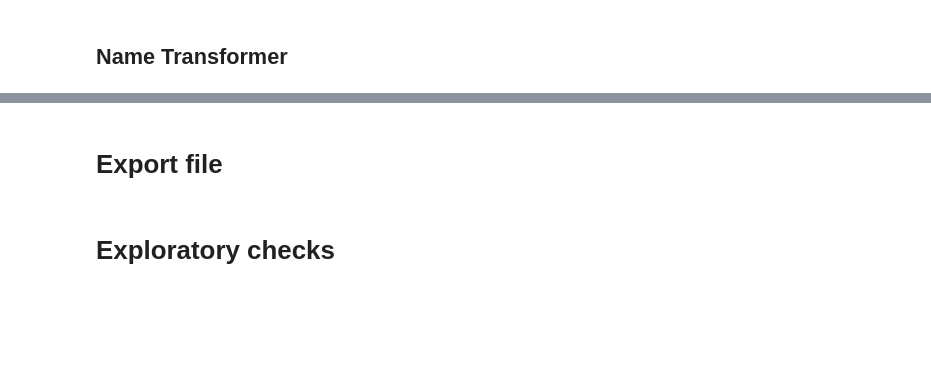
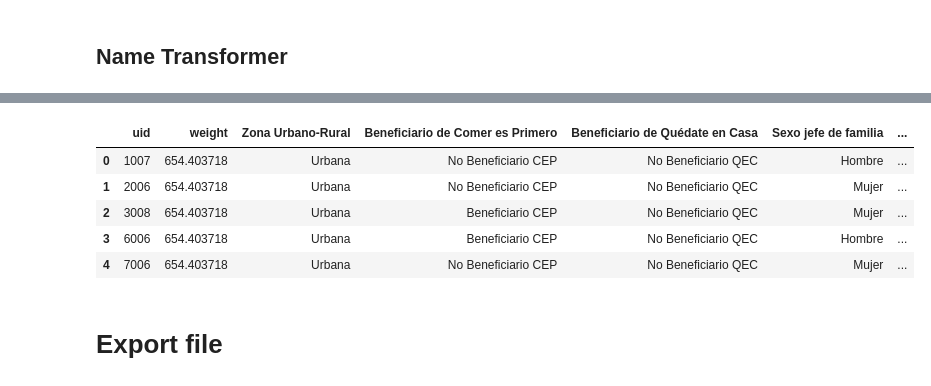
Before and after one commit to AlejandroCoronadoN/mepyd-incluia, a Jupyter notebook: notebooks/processing_ENCFT.ipynb, the cells around one changed output, grey strips where cells are left out. Drawn from its saved outputs; the diff is of its cells as text; code cells hidden in the pictures; blank space fills up the shorter version.

```diff
--- a/notebooks/processing_ENCFT.ipynb
+++ b/notebooks/processing_ENCFT.ipynb
@@ -448,6 +555,7 @@ survey_pipeline_processor = make_pipeline(
     aggregate_member_transformer,
     merge_survey_household_member_transformer,
     household_replace_transformer,
+    select_household_transformer,
     assign_household_transformer
 )
 
@@ -498,12 +645,20 @@ name_final_map = {
     'factor_expansion_first': 'weight',
     # Segmentation
     'zona_first': 'Zona Urbano-Rural',
-    'edad_menor_5_any': 'Miembro menor de 5 años',
     'ps_comer_es_primero': 'Beneficiario de Comer es Primero',
     'recibe_qec': 'Beneficiario de Quédate en Casa',
+    'sexo_jefe_familia_sum': 'Sexo jefe de familia',
+    'grupo_region': 'Macroregión geográfica',
+    'region': 'Región geográfica',
+    'tipo_hogar': 'Tipo familia',
+    'edad_menor_5_any': 'Miembro menor de 5 años',
     'edad_mayor_60_any': 'Miembro mayor de 60 años',
-    'sexo_jefe_familia_sum': 'Sexo jefe de familia',
-    'grupo_region': 'Región geográfica',
+    'edad_5_a_10_any': 'Miembro entre 5 y 10 años',
+    'edad_10_a_15_any': 'Miembro entre 10 y 15 años',
+    'edad_mayor_65_any': 'Miembro mayor de 65 años',
+    'es_trabajador_domestico_any': 'Miembro trabajador doméstico',
+    'es_informal_any': 'Miembro con empleo informal',
+    'informalidad_mayoria': 'Mayoría de miembros con empleo informal',
     # Statistics
     'edad_menor_5_sum': 'stat_edad_menor_5_count',
     'edad_mayor_60_sum': 'stat_edad_mayor_60_count',
@@ -533,3 +679,12 @@ survey_final_named.head()
+# %%
+cdisplay(survey_final_named.head())
+# %% [output]
+|  | uid | weight | Zona Urbano-Rural | Beneficiario de Comer es Primero | Beneficiario de Quédate en Casa | Sexo jefe de familia | ... |
+| 0 | 1007 | 654.403718 | Urbana | No Beneficiario CEP | No Beneficiario QEC | Hombre | ... |
+| 1 | 2006 | 654.403718 | Urbana | No Beneficiario CEP | No Beneficiario QEC | Mujer | ... |
+| 2 | 3008 | 654.403718 | Urbana | Beneficiario CEP | No Beneficiario QEC | Mujer | ... |
+| 3 | 6006 | 654.403718 | Urbana | Beneficiario CEP | No Beneficiario QEC | Hombre | ... |
+| 4 | 7006 | 654.403718 | Urbana | No Beneficiario CEP | No Beneficiario QEC | Mujer | ... |
 # %% [markdown]
 # Export file
 # %%
@@ -538,4 +693,2 @@ survey_final_named.to_csv(
     index=False
 )
-# %% [markdown]
-# Exploratory checks
```
Also changed, not shown: parts of 13 cells of this notebook.
